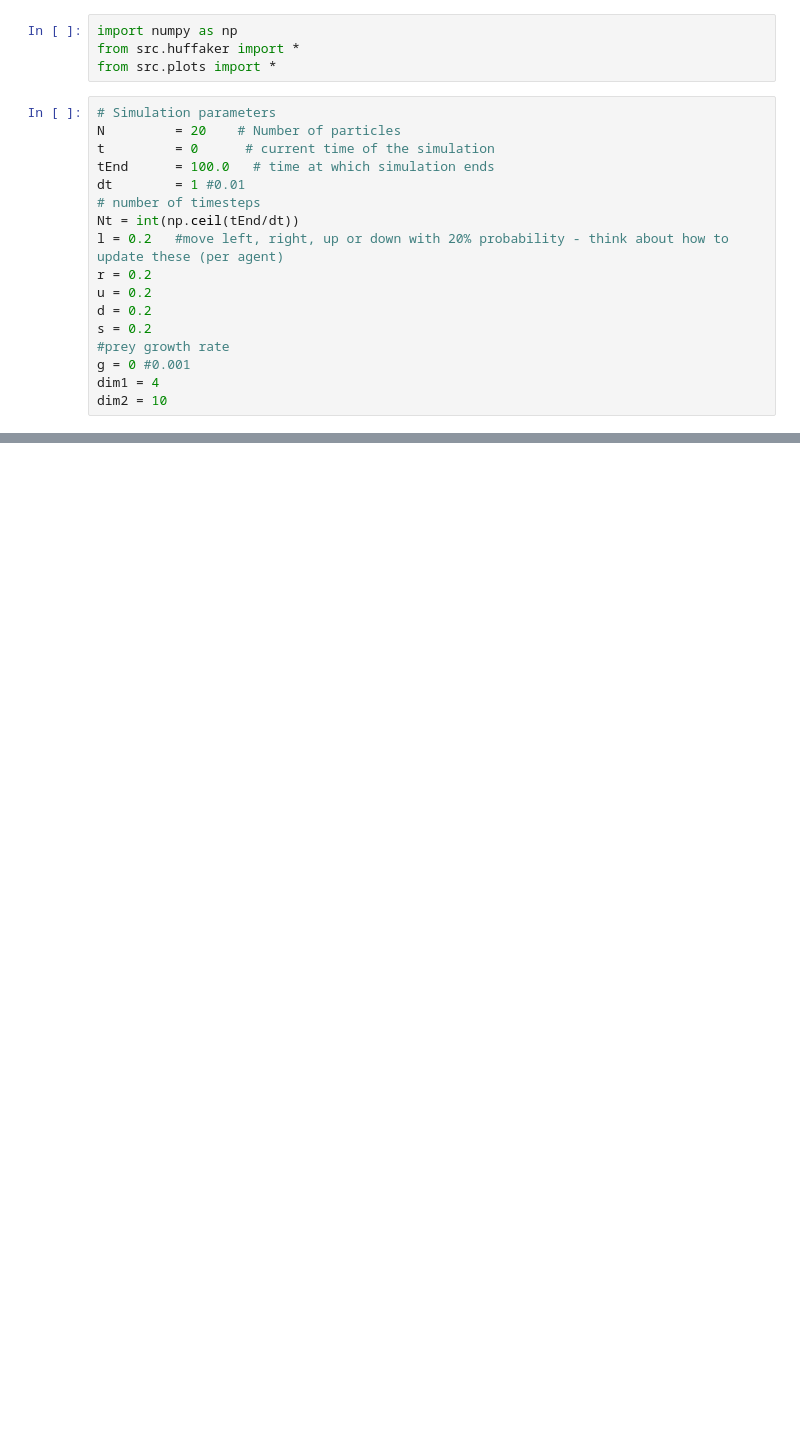
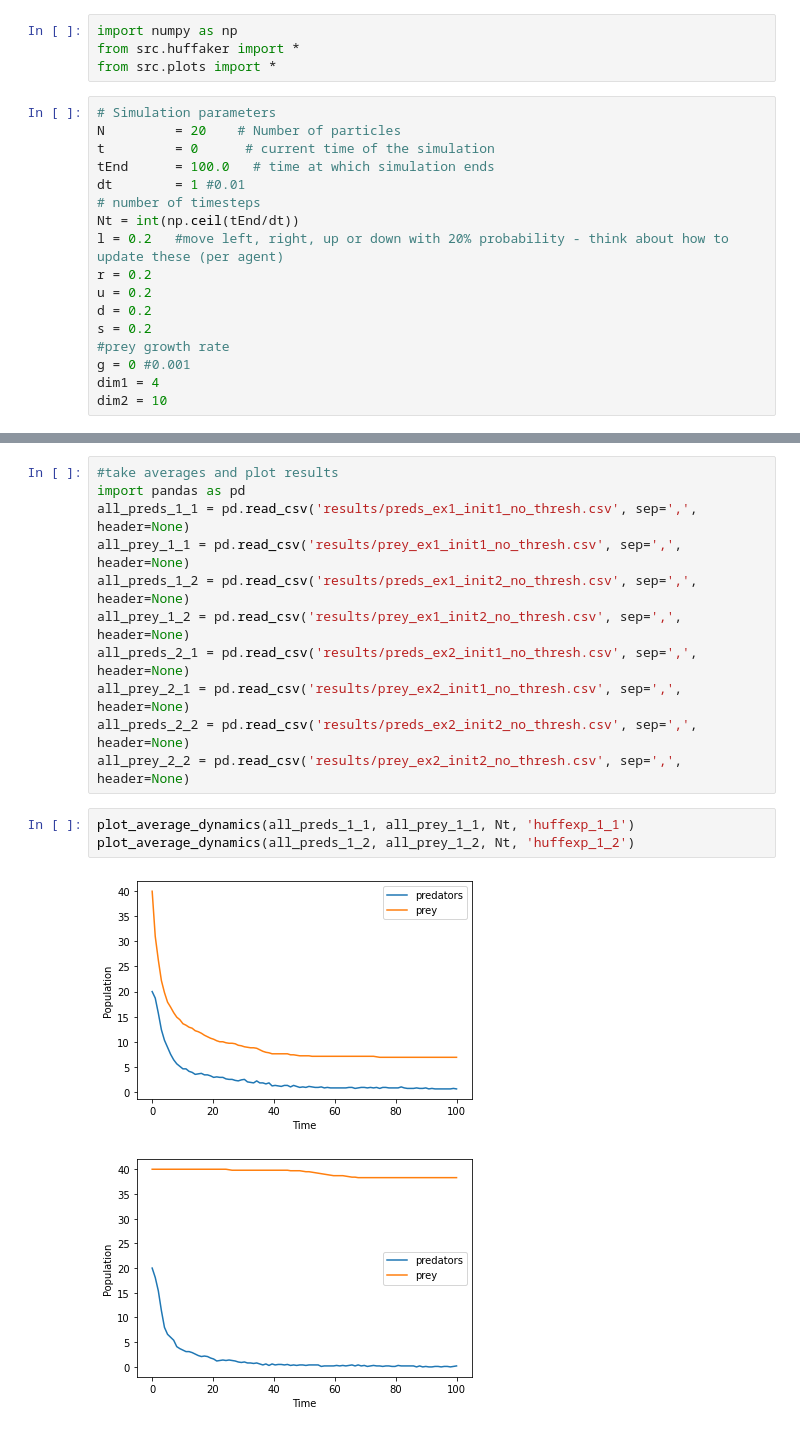
Before and after one commit to KMacfarlaneGreen/eco_rl_games, a Jupyter notebook: notebooks/huff_sim1.ipynb, the cells around one changed output, grey strips where cells are left out. Cells and saved outputs as stored; diff of their text form; blank space fills up the shorter version.

```diff
--- a/notebooks/huff_sim1.ipynb
+++ b/notebooks/huff_sim1.ipynb
@@ -148,0 +159,17 @@ print(resources_at_nodes_test)#[:][0])
+# %%
+#take averages and plot results
+import pandas as pd
+all_preds_1_1 = pd.read_csv('results/preds_ex1_init1_no_thresh.csv', sep=',', header=None)
+all_prey_1_1 = pd.read_csv('results/prey_ex1_init1_no_thresh.csv', sep=',', header=None)
+all_preds_1_2 = pd.read_csv('results/preds_ex1_init2_no_thresh.csv', sep=',', header=None)
+all_prey_1_2 = pd.read_csv('results/prey_ex1_init2_no_thresh.csv', sep=',', header=None)
+all_preds_2_1 = pd.read_csv('results/preds_ex2_init1_no_thresh.csv', sep=',', header=None)
+all_prey_2_1 = pd.read_csv('results/prey_ex2_init1_no_thresh.csv', sep=',', header=None)
+all_preds_2_2 = pd.read_csv('results/preds_ex2_init2_no_thresh.csv', sep=',', header=None)
+all_prey_2_2 = pd.read_csv('results/prey_ex2_init2_no_thresh.csv', sep=',', header=None)
+# %%
+plot_average_dynamics(all_preds_1_1, all_prey_1_1, Nt, 'huffexp_1_1')
+plot_average_dynamics(all_preds_1_2, all_prey_1_2, Nt, 'huffexp_1_2')
+# %% [output]
+[figure, added]
+[figure, added]
```
Also changed, not shown: parts of 14 cells of this notebook, 7 other files.
